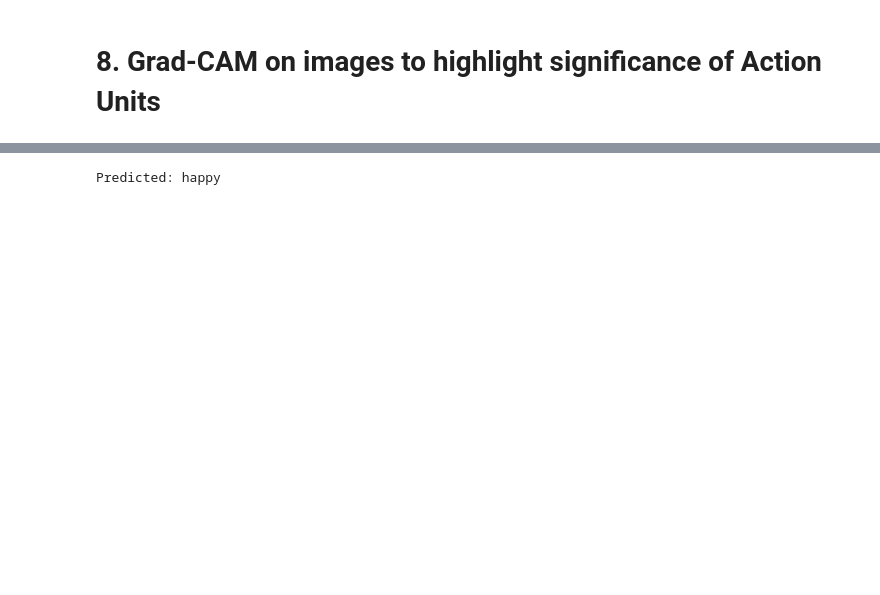
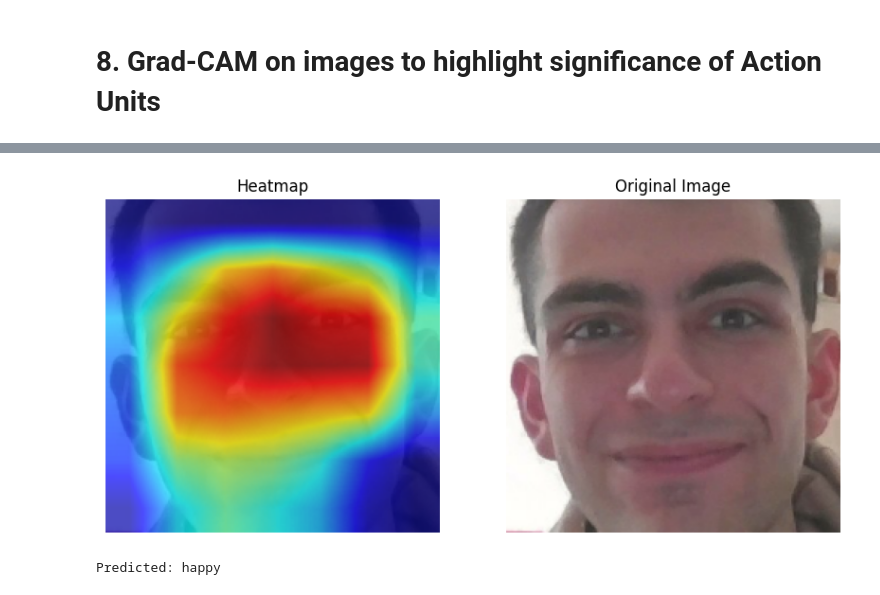
Before and after one commit to Aura4G/Swin-Xception-for-Facial-Expression-Recognition, a Jupyter notebook: notebooks/experimentation_7/experimentation_7.ipynb, the cells around one changed output, grey strips where cells are left out. Drawn from its saved outputs; the diff is of its cells as text; code cells hidden in the pictures; blank space fills up the shorter version.

```diff
--- a/notebooks/experimentation_7/experimentation_7.ipynb
+++ b/notebooks/experimentation_7/experimentation_7.ipynb
@@ -1358,29 +1426,21 @@ def get_face_crop(image):
 # %%
 img = cv2.imread("me_lol.jpg")
 img_face = get_face_crop(img)
 
 rgb_img = cv2.cvtColor(img_face, cv2.COLOR_BGR2RGB)
 rgb_img = crop_to_square(rgb_img)
 rgb_img = cv2.resize(rgb_img, (224, 224))
-rgb_img = np.float32(rgb_img) / 255
-input_tensor = preprocess_image(rgb_img, mean=[0.485, 0.456, 0.406], std=[0.229, 0.224, 0.225]).to(device)
+input_image_norm = np.float32(rgb_img) / 255
+input_tensor = transform(Image.fromarray(rgb_img)).unsqueeze(0).to(device)
 
-output = model(input_tensor)
-pred_idx = torch.argmax(output, dim=1).item()
+heatmap, pred_idx = compute_heatmap(model, input_tensor)
 predicted_label = categories[pred_idx]
 
-cam.batch_size = 32
-
-grayscale_cam = cam(input_tensor=input_tensor,
-                    targets=None,
-                    eigen_smooth=True,
-                    aug_smooth=True)
-
-grayscale_cam = grayscale_cam[0, :]
-
-cam_image = show_cam_on_image(rgb_img, grayscale_cam)
-cv2.imwrite(f"unseen_image_predicted_as_{predicted_label}.jpg", cam_image)
-
+cam_image = upsample_heatmap(heatmap, rgb_img)
+display_images(cam_image, rgb_img)
+cam_image = cv2.cvtColor(cam_image, cv2.COLOR_RGB2BGR)
+cv2.imwrite(f"predicted_{predicted_label}.jpg", cam_image)
 print(f"Predicted: {predicted_label}")
 # %% [output]
+[figure, added]
 Predicted: happy
```
Also changed, not shown: parts of 23 cells of this notebook, 15 other files.
